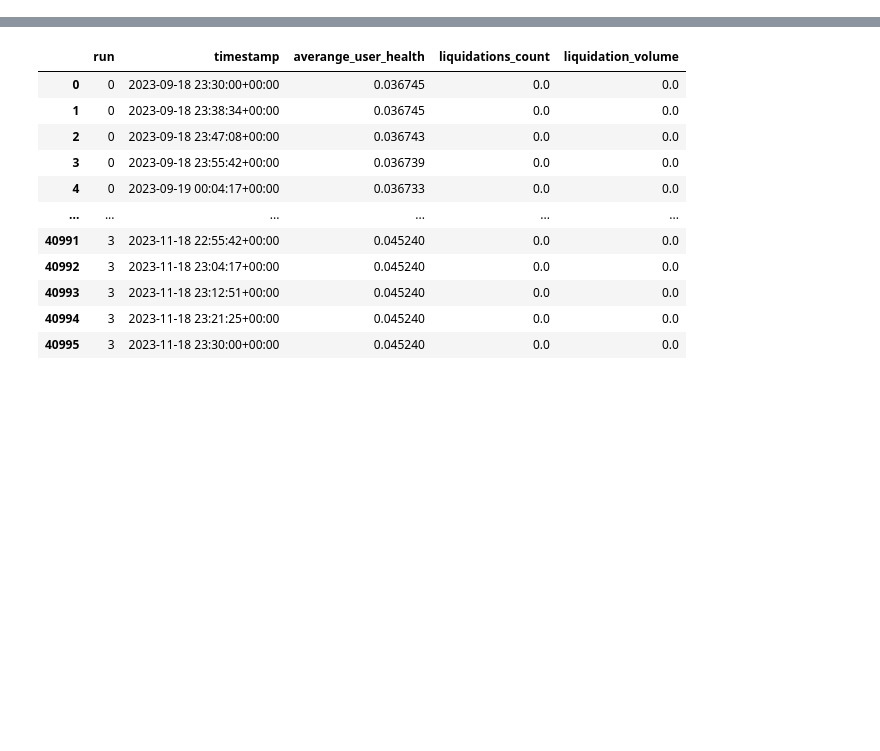
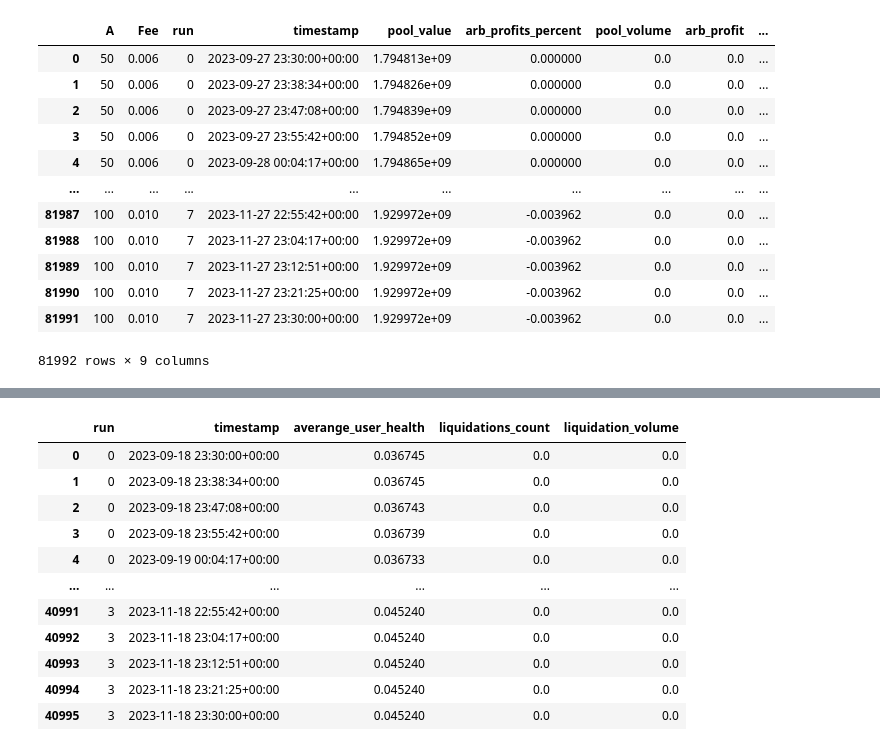
Before and after one commit to 0xreviews/crvusdsim, a Jupyter notebook: notebooks/autosim_demo.ipynb, the cells around one changed output, grey strips where cells are left out. Saved outputs shown, nothing was run; the diff lists cells and outputs as text; code cells hidden in the pictures; blank space fills up the shorter version.

```diff
--- a/notebooks/autosim_demo.ipynb
+++ b/notebooks/autosim_demo.ipynb
@@ -39,3 +59,19 @@ res.data()
+# %%
+res.data(full=True)
+# %% [output]
+|  | A | Fee | run | timestamp | pool_value | arb_profits_percent | pool_volume | arb_profit | ... |
+| 0 | 50 | 0.006 | 0 | 2023-09-27 23:30:00+00:00 | 1.794813e+09 | 0.000000 | 0.0 | 0.0 | ... |
+| 1 | 50 | 0.006 | 0 | 2023-09-27 23:38:34+00:00 | 1.794826e+09 | 0.000000 | 0.0 | 0.0 | ... |
+| 2 | 50 | 0.006 | 0 | 2023-09-27 23:47:08+00:00 | 1.794839e+09 | 0.000000 | 0.0 | 0.0 | ... |
+| 3 | 50 | 0.006 | 0 | 2023-09-27 23:55:42+00:00 | 1.794852e+09 | 0.000000 | 0.0 | 0.0 | ... |
+| 4 | 50 | 0.006 | 0 | 2023-09-28 00:04:17+00:00 | 1.794865e+09 | 0.000000 | 0.0 | 0.0 | ... |
+| ... | ... | ... | ... | ... | ... | ... | ... | ... | ... |
+| 81987 | 100 | 0.010 | 7 | 2023-11-27 22:55:42+00:00 | 1.929972e+09 | -0.003962 | 0.0 | 0.0 | ... |
+| 81988 | 100 | 0.010 | 7 | 2023-11-27 23:04:17+00:00 | 1.929972e+09 | -0.003962 | 0.0 | 0.0 | ... |
+| 81989 | 100 | 0.010 | 7 | 2023-11-27 23:12:51+00:00 | 1.929972e+09 | -0.003962 | 0.0 | 0.0 | ... |
+| 81990 | 100 | 0.010 | 7 | 2023-11-27 23:21:25+00:00 | 1.929972e+09 | -0.003962 | 0.0 | 0.0 | ... |
+| 81991 | 100 | 0.010 | 7 | 2023-11-27 23:30:00+00:00 | 1.929972e+09 | -0.003962 | 0.0 | 0.0 | ... |
+81992 rows × 9 columns
 # %%
 res = crvusdsim.autosim(
     pool="wstETH",
```
Also changed, not shown: parts of 8 cells of this notebook, 2 other files.
